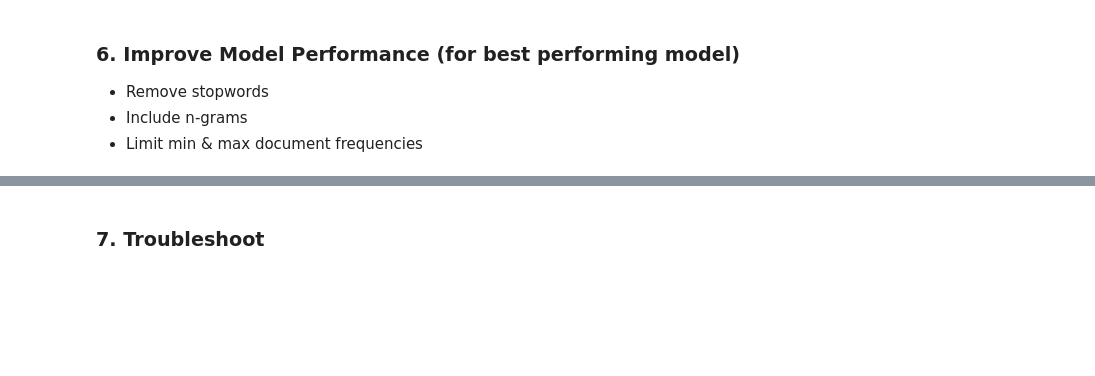
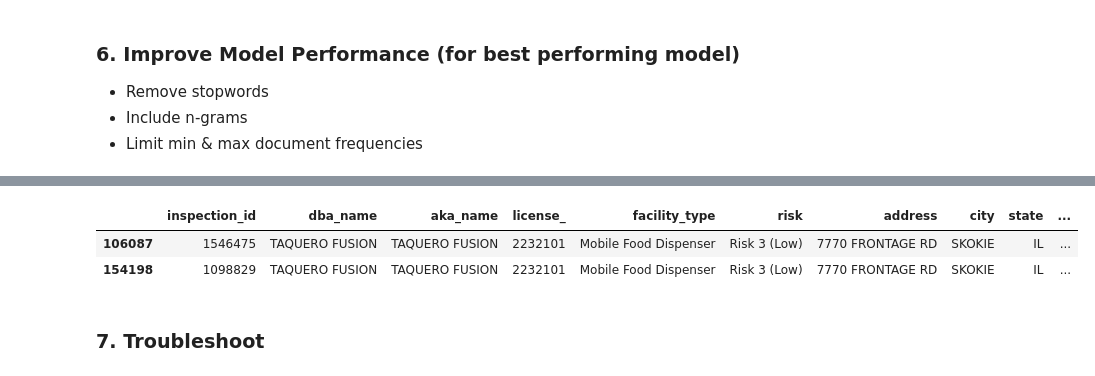
Before and after one commit to sstarkjr/NLP-food-safety-classification, a Jupyter notebook: ClassificationModel.ipynb, the cells around one changed output, grey strips where cells are left out. Cells and saved outputs as stored; diff of their text form; code cells hidden in the pictures; blank space fills up the shorter version.

```diff
--- a/ClassificationModel.ipynb
+++ b/ClassificationModel.ipynb
@@ -1283,3 +1299,9 @@ Text(95.72222222222221, 0.5, 'Actual')
+# %%
+df[df.zip=='60077']
+# %% [output]
+|  | inspection_id | dba_name | aka_name | license_ | facility_type | risk | address | city | state | ... |
+| 106087 | 1546475 | TAQUERO FUSION | TAQUERO FUSION | 2232101 | Mobile Food Dispenser | Risk 3 (Low) | 7770 FRONTAGE RD | SKOKIE | IL | ... |
+| 154198 | 1098829 | TAQUERO FUSION | TAQUERO FUSION | 2232101 | Mobile Food Dispenser | Risk 3 (Low) | 7770 FRONTAGE RD | SKOKIE | IL | ... |
 # %% [markdown]
 ### 7. Troubleshoot
 # %%
```
Also changed, not shown: parts of 56 cells of this notebook, 3 other files.
